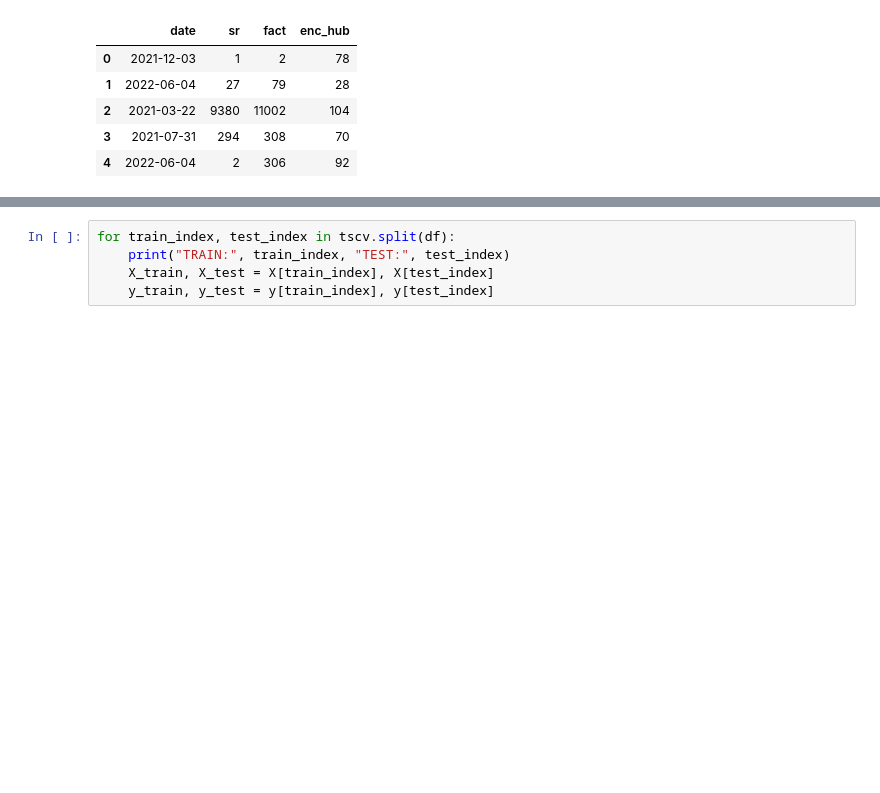
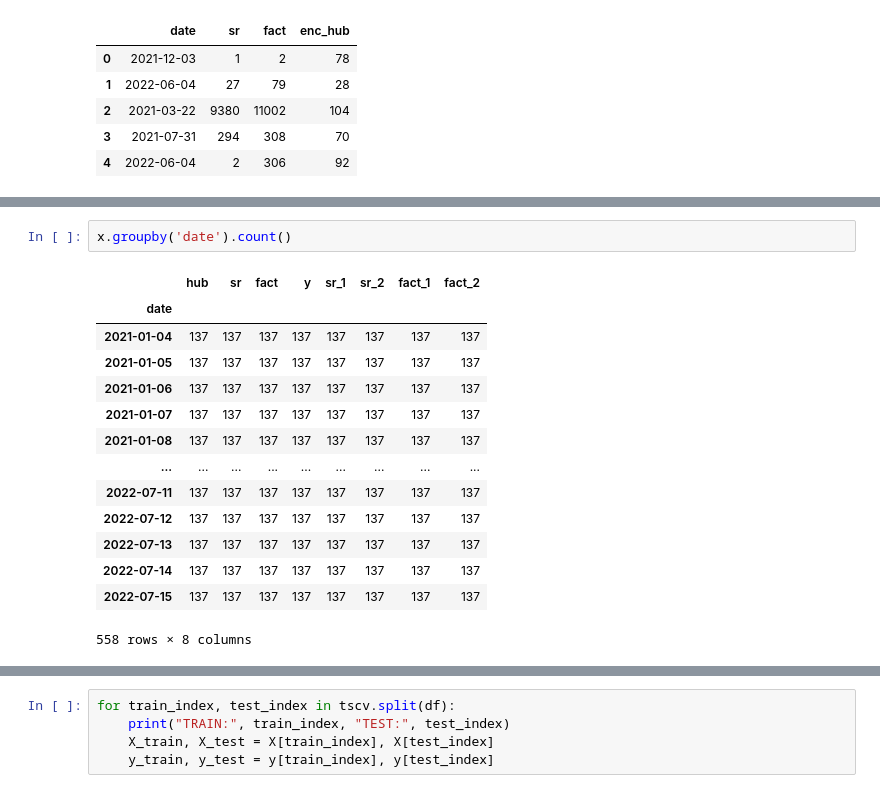
Before and after one commit to Olenek/test_oz, a Jupyter notebook: main.ipynb, the cells around one changed output, grey strips where cells are left out. Saved outputs shown, nothing was run; the diff lists cells and outputs as text; blank space fills up the shorter version.

```diff
--- a/main.ipynb
+++ b/main.ipynb
@@ -45,0 +124,17 @@ prep_data(df, [2, 2])
+# %%
+x.groupby('date').count()
+# %% [output]
+|  | hub | sr | fact | y | sr_1 | sr_2 | fact_1 | fact_2 |
+| date |  |  |  |  |  |  |  |  |
+| 2021-01-04 | 137 | 137 | 137 | 137 | 137 | 137 | 137 | 137 |
+| 2021-01-05 | 137 | 137 | 137 | 137 | 137 | 137 | 137 | 137 |
+| 2021-01-06 | 137 | 137 | 137 | 137 | 137 | 137 | 137 | 137 |
+| 2021-01-07 | 137 | 137 | 137 | 137 | 137 | 137 | 137 | 137 |
+| 2021-01-08 | 137 | 137 | 137 | 137 | 137 | 137 | 137 | 137 |
+| ... | ... | ... | ... | ... | ... | ... | ... | ... |
+| 2022-07-11 | 137 | 137 | 137 | 137 | 137 | 137 | 137 | 137 |
+| 2022-07-12 | 137 | 137 | 137 | 137 | 137 | 137 | 137 | 137 |
+| 2022-07-13 | 137 | 137 | 137 | 137 | 137 | 137 | 137 | 137 |
+| 2022-07-14 | 137 | 137 | 137 | 137 | 137 | 137 | 137 | 137 |
+| 2022-07-15 | 137 | 137 | 137 | 137 | 137 | 137 | 137 | 137 |
+558 rows × 8 columns
```
Also changed, not shown: parts of 19 cells of this notebook, 1 other file.
